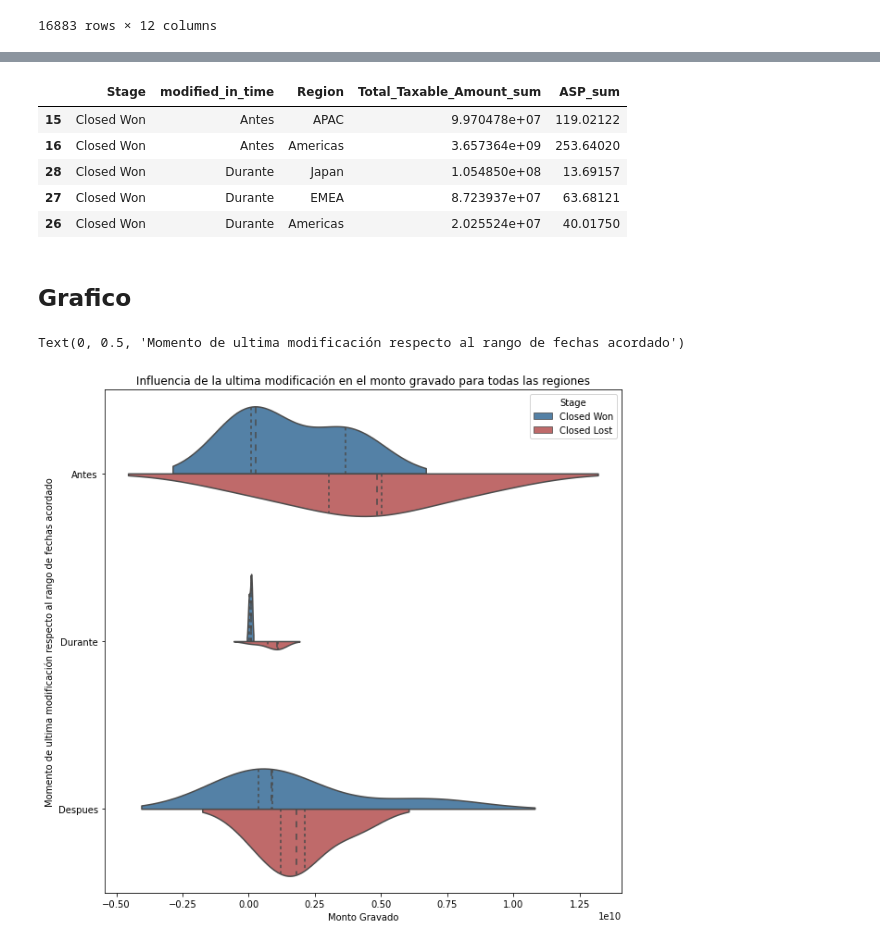
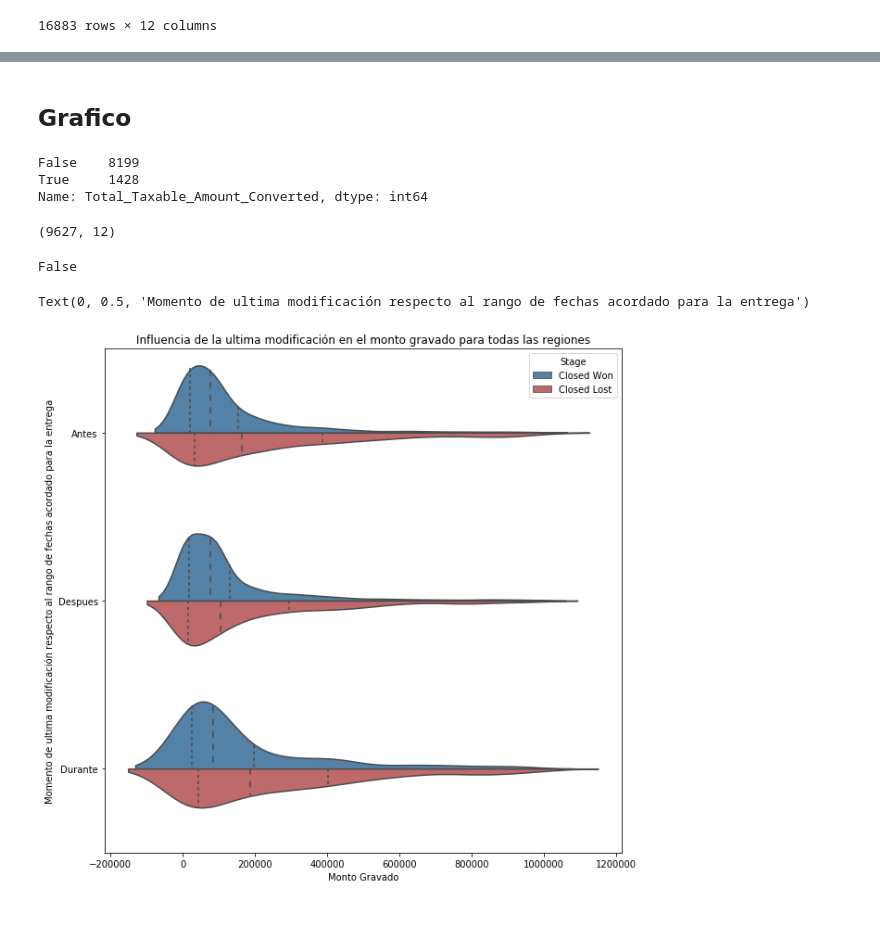
Before and after one commit to RenzoJacinto/TP1-Datos, a Jupyter notebook: visu.ipynb, the cells around one changed output, grey strips where cells are left out. Saved outputs shown, nothing was run; the diff lists cells and outputs as text; code cells hidden in the pictures; blank space fills up the shorter version.

```diff
--- a/visu.ipynb
+++ b/visu.ipynb
@@ -171,30 +191,35 @@ by_region
 # %%
 by_region = by_region.reset_index()
-by_region.columns = ['Stage', 'modified_in_time', 'Region', 'Total_Taxable_Amount_sum', 'ASP_sum']
+by_region.columns = ['Stage', 'modified_in_time', 'Region', 'Total_Taxable_Amount_Converted_sum']
 
+by_region.replace([np.inf, -np.inf], np.nan, inplace=True)
+by_region.dropna(subset=['Total_Taxable_Amount_Converted_sum'], inplace=True)
 by_region = by_region.sort_values('Stage', ascending = False)
-by_region.head()
-# %% [output]
-|  | Stage | modified_in_time | Region | Total_Taxable_Amount_sum | ASP_sum |
-| 15 | Closed Won | Antes | APAC | 9.970478e+07 | 119.02122 |
-| 16 | Closed Won | Antes | Americas | 3.657364e+09 | 253.64020 |
-| 28 | Closed Won | Durante | Japan | 1.054850e+08 | 13.69157 |
-| 27 | Closed Won | Durante | EMEA | 8.723937e+07 | 63.68121 |
-| 26 | Closed Won | Durante | Americas | 2.025524e+07 | 40.01750 |
 # %% [markdown]
 ## Grafico
 # %%
 import seaborn as sns
 import matplotlib.pyplot as plt
 
+datos.replace([np.inf, -np.inf], np.nan, inplace=True)
+datos.dropna(subset=['Total_Taxable_Amount_Converted'], inplace=True)
+display((datos.Total_Taxable_Amount_Converted>1e6).value_counts())
+display(datos.shape)
+display(datos.modified_in_time.hasnans)
+aux = datos[datos.Total_Taxable_Amount_Converted<1e6]
 pal = {'Closed Won': 'steelblue', 'Closed Lost': 'indianred'}
 
 fig, ax = plt.subplots(figsize = (10, 10))
 plt.title('Influencia de la ultima modificación en el monto gravado para todas las regiones')
-sns.violinplot( y='modified_in_time', x='Total_Taxable_Amount_sum', hue = 'Stage', data=by_region, split=True,  inner="quartile", palette=pal)
+sns.violinplot( y='modified_in_time', x='Total_Taxable_Amount_Converted', hue = 'Stage', data=aux, split=True,  inner="quartile", palette=pal)
 
 ax.set_xlabel('Monto Gravado')
-ax.set_ylabel('Momento de ultima modificación respecto al rango de fechas acordado')
+ax.set_ylabel('Momento de ultima modificación respecto al rango de fechas acordado para la entrega')
 # %% [output]
-Text(0, 0.5, 'Momento de ultima modificación respecto al rango de fechas acordado')
+False    8199
+True     1428
+Name: Total_Taxable_Amount_Converted, dtype: int64
+(9627, 12)
+False
+Text(0, 0.5, 'Momento de ultima modificación respecto al rango de fechas acordado para la entrega')
-[figure, old version]
+[figure, new version]
```
Also changed, not shown: parts of 3 cells of this notebook.
